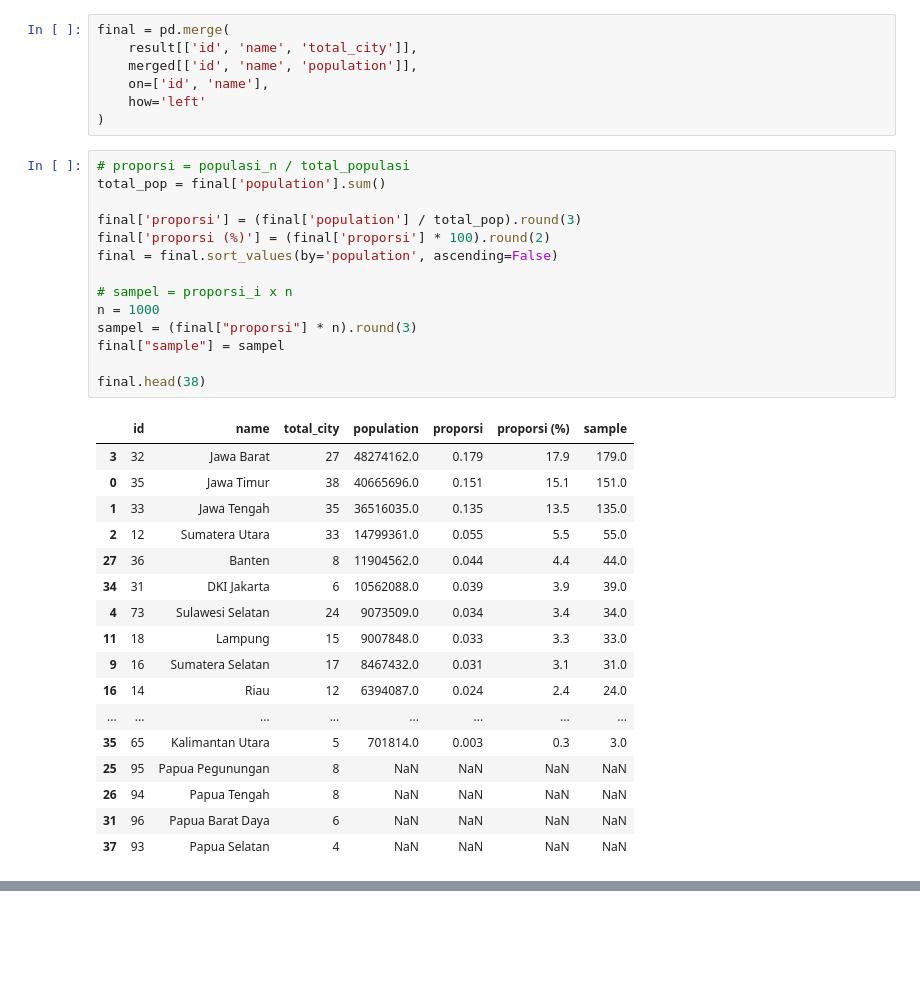
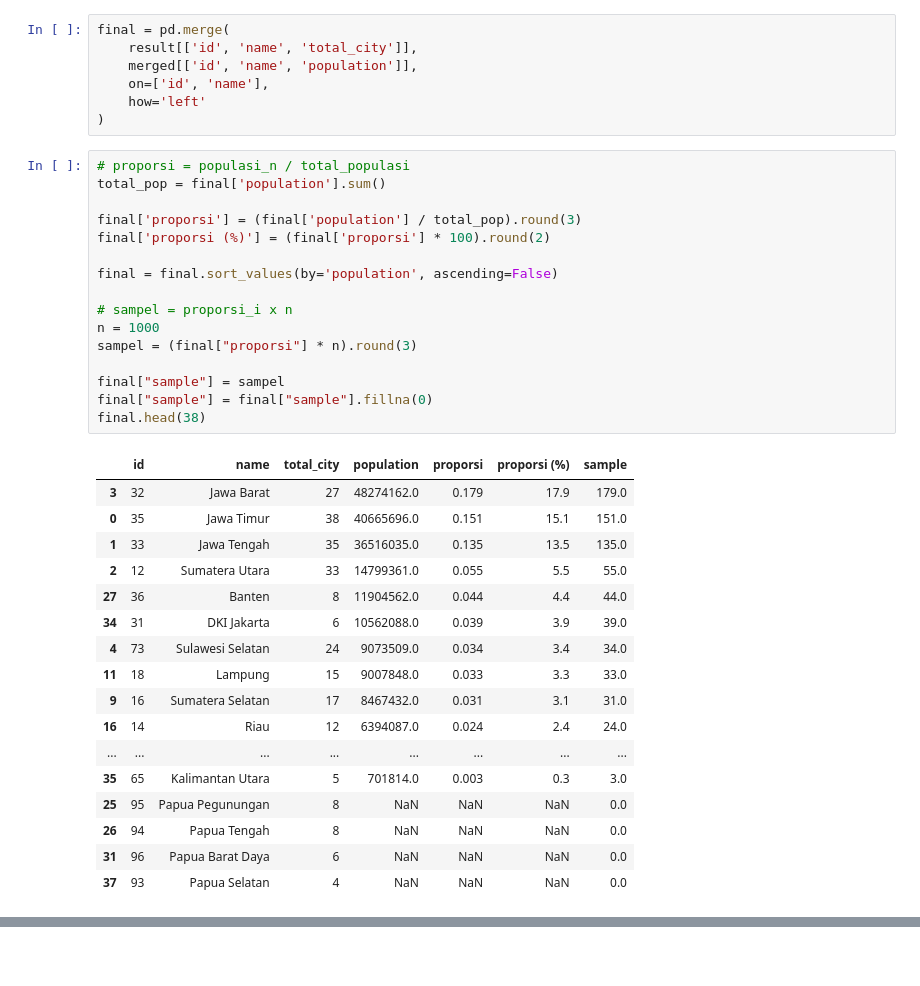
Before and after one commit to sxiera/survey-program, a Jupyter notebook: main-code/data-kpk.ipynb, the cells around one changed output, grey strips where cells are left out. Drawn from its saved outputs; the diff is of its cells as text.

```diff
--- a/main-code/data-kpk.ipynb
+++ b/main-code/data-kpk.ipynb
@@ -160,35 +160,37 @@ final = pd.merge(
 # %%
 # proporsi = populasi_n / total_populasi
 total_pop = final['population'].sum()
 
 final['proporsi'] = (final['population'] / total_pop).round(3)
 final['proporsi (%)'] = (final['proporsi'] * 100).round(2)
+
 final = final.sort_values(by='population', ascending=False)
 
 # sampel = proporsi_i x n
 n = 1000
 sampel = (final["proporsi"] * n).round(3)
+
 final["sample"] = sampel
-
+final["sample"] = final["sample"].fillna(0)
 final.head(38)
 # %% [output]
 |  | id | name | total_city | population | proporsi | proporsi (%) | sample |
 | 3 | 32 | Jawa Barat | 27 | 48274162.0 | 0.179 | 17.9 | 179.0 |
 | 0 | 35 | Jawa Timur | 38 | 40665696.0 | 0.151 | 15.1 | 151.0 |
 | 1 | 33 | Jawa Tengah | 35 | 36516035.0 | 0.135 | 13.5 | 135.0 |
 | 2 | 12 | Sumatera Utara | 33 | 14799361.0 | 0.055 | 5.5 | 55.0 |
 | 27 | 36 | Banten | 8 | 11904562.0 | 0.044 | 4.4 | 44.0 |
 | 34 | 31 | DKI Jakarta | 6 | 10562088.0 | 0.039 | 3.9 | 39.0 |
 | 4 | 73 | Sulawesi Selatan | 24 | 9073509.0 | 0.034 | 3.4 | 34.0 |
 | 11 | 18 | Lampung | 15 | 9007848.0 | 0.033 | 3.3 | 33.0 |
 | 9 | 16 | Sumatera Selatan | 17 | 8467432.0 | 0.031 | 3.1 | 31.0 |
 | 16 | 14 | Riau | 12 | 6394087.0 | 0.024 | 2.4 | 24.0 |
 | ... | ... | ... | ... | ... | ... | ... | ... |
 | 35 | 65 | Kalimantan Utara | 5 | 701814.0 | 0.003 | 0.3 | 3.0 |
-| 25 | 95 | Papua Pegunungan | 8 | NaN | NaN | NaN | NaN |
-| 26 | 94 | Papua Tengah | 8 | NaN | NaN | NaN | NaN |
-| 31 | 96 | Papua Barat Daya | 6 | NaN | NaN | NaN | NaN |
-| 37 | 93 | Papua Selatan | 4 | NaN | NaN | NaN | NaN |
+| 25 | 95 | Papua Pegunungan | 8 | NaN | NaN | NaN | 0.0 |
+| 26 | 94 | Papua Tengah | 8 | NaN | NaN | NaN | 0.0 |
+| 31 | 96 | Papua Barat Daya | 6 | NaN | NaN | NaN | 0.0 |
+| 37 | 93 | Papua Selatan | 4 | NaN | NaN | NaN | 0.0 |
 # %%
 scaling_factor = 1.2  # 10% increase
 final["sample_scaled"] = final["sample"] * scaling_factor
```
Also changed, not shown: parts of 9 cells of this notebook, 2 other files.
